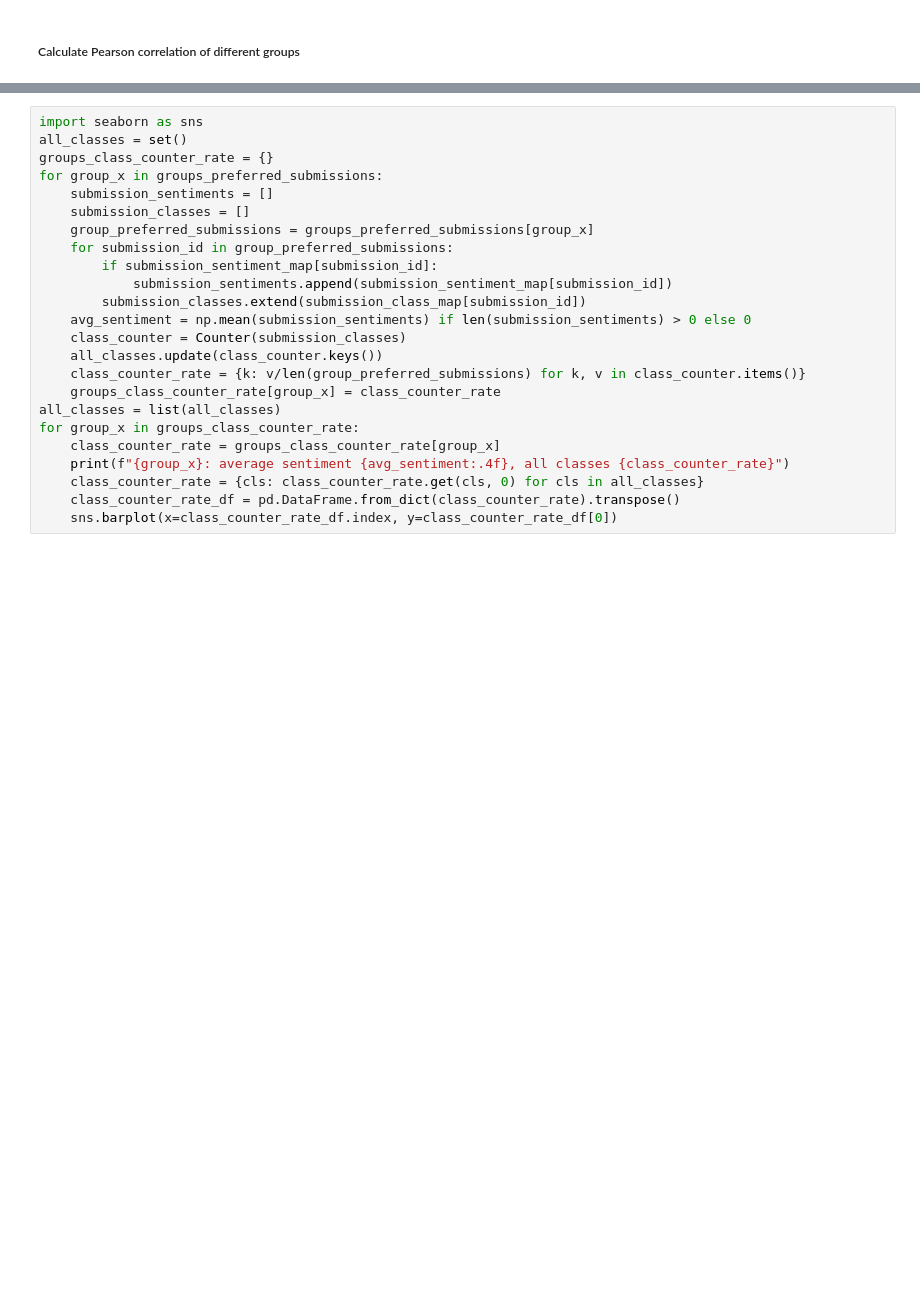
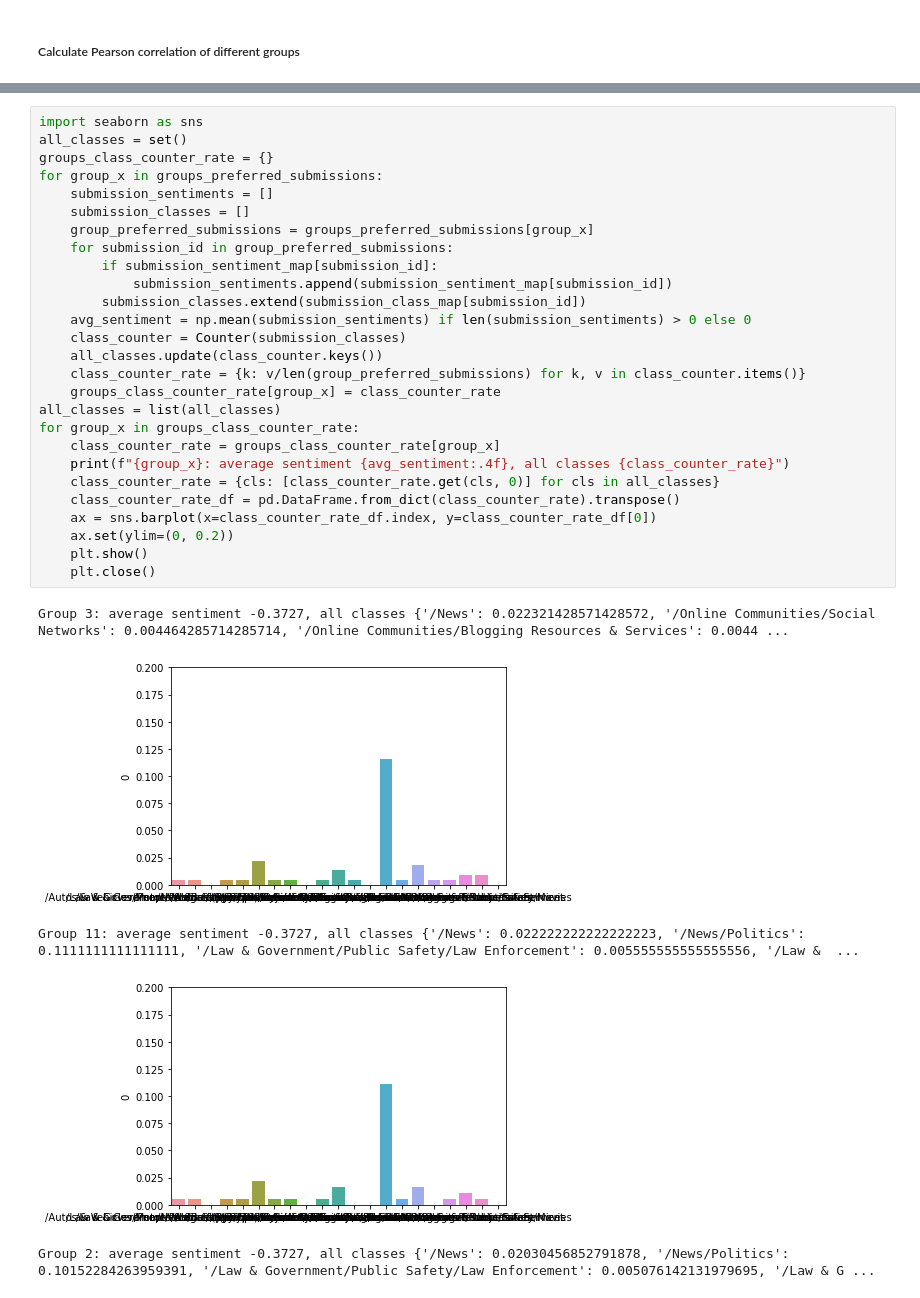
Before and after one commit to StanfordHCI/Curation-Modeling, a Jupyter notebook: curation.ipynb, the cells around one changed output, grey strips where cells are left out. Drawn from its saved outputs; the diff is of its cells as text; blank space fills up the shorter version.

```diff
--- a/curation.ipynb
+++ b/curation.ipynb
@@ -705,24 +738,33 @@ print(group_preference_pearson_corr)
 # %%
 import seaborn as sns
 all_classes = set()
 groups_class_counter_rate = {}
 for group_x in groups_preferred_submissions:
     submission_sentiments = []
     submission_classes = []
     group_preferred_submissions = groups_preferred_submissions[group_x]
     for submission_id in group_preferred_submissions:
         if submission_sentiment_map[submission_id]:
             submission_sentiments.append(submission_sentiment_map[submission_id])
         submission_classes.extend(submission_class_map[submission_id])
     avg_sentiment = np.mean(submission_sentiments) if len(submission_sentiments) > 0 else 0
     class_counter = Counter(submission_classes)
     all_classes.update(class_counter.keys())
     class_counter_rate = {k: v/len(group_preferred_submissions) for k, v in class_counter.items()}
     groups_class_counter_rate[group_x] = class_counter_rate
 all_classes = list(all_classes)
 for group_x in groups_class_counter_rate:
     class_counter_rate = groups_class_counter_rate[group_x]
     print(f"{group_x}: average sentiment {avg_sentiment:.4f}, all classes {class_counter_rate}")
-    class_counter_rate = {cls: class_counter_rate.get(cls, 0) for cls in all_classes}
+    class_counter_rate = {cls: [class_counter_rate.get(cls, 0)] for cls in all_classes}
     class_counter_rate_df = pd.DataFrame.from_dict(class_counter_rate).transpose()
-    sns.barplot(x=class_counter_rate_df.index, y=class_counter_rate_df[0])
+    ax = sns.barplot(x=class_counter_rate_df.index, y=class_counter_rate_df[0])
+    ax.set(ylim=(0, 0.2))
+    plt.show()
+    plt.close()
+# %% [output]
+Group 3: average sentiment -0.3727, all classes {'/News': 0.022321428571428572, '/Online Communities/Social Networks': 0.004464285714285714, '/Online Communities/Blogging Resources & Services': 0.0044 ...
+[figure, added]
+Group 11: average sentiment -0.3727, all classes {'/News': 0.022222222222222223, '/News/Politics': 0.1111111111111111, '/Law & Government/Public Safety/Law Enforcement': 0.005555555555555556, '/Law &  ...
+[figure, added]
+Group 2: average sentiment -0.3727, all classes {'/News': 0.02030456852791878, '/News/Politics': 0.10152284263959391, '/Law & Government/Public Safety/Law Enforcement': 0.005076142131979695, '/Law & G ...
```
Also changed, not shown: parts of 7 cells of this notebook.
